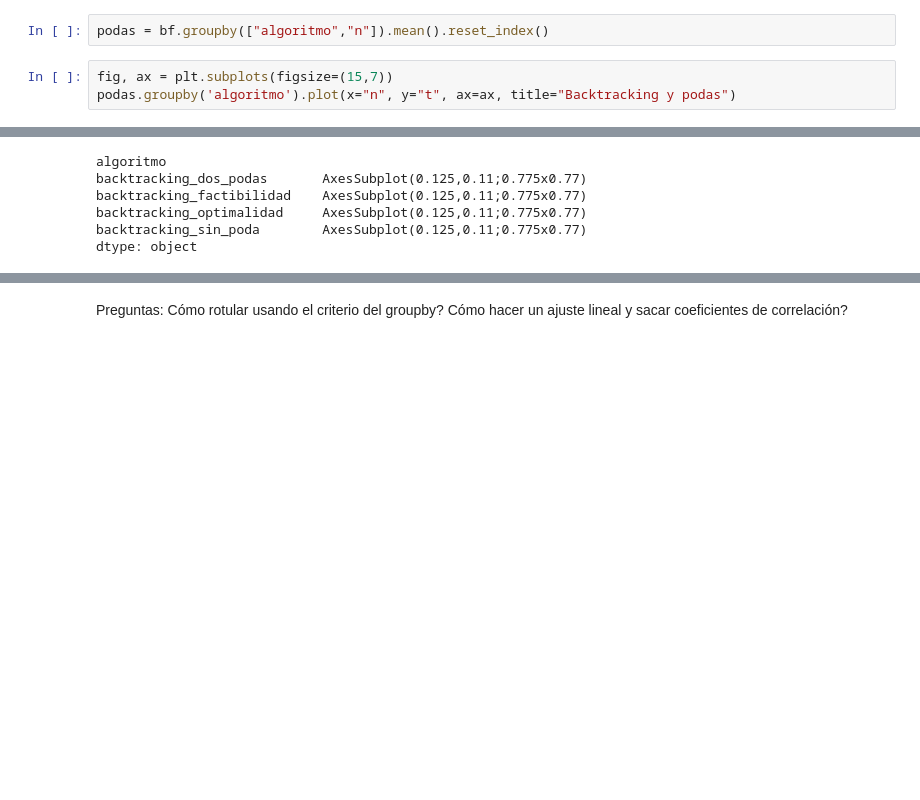
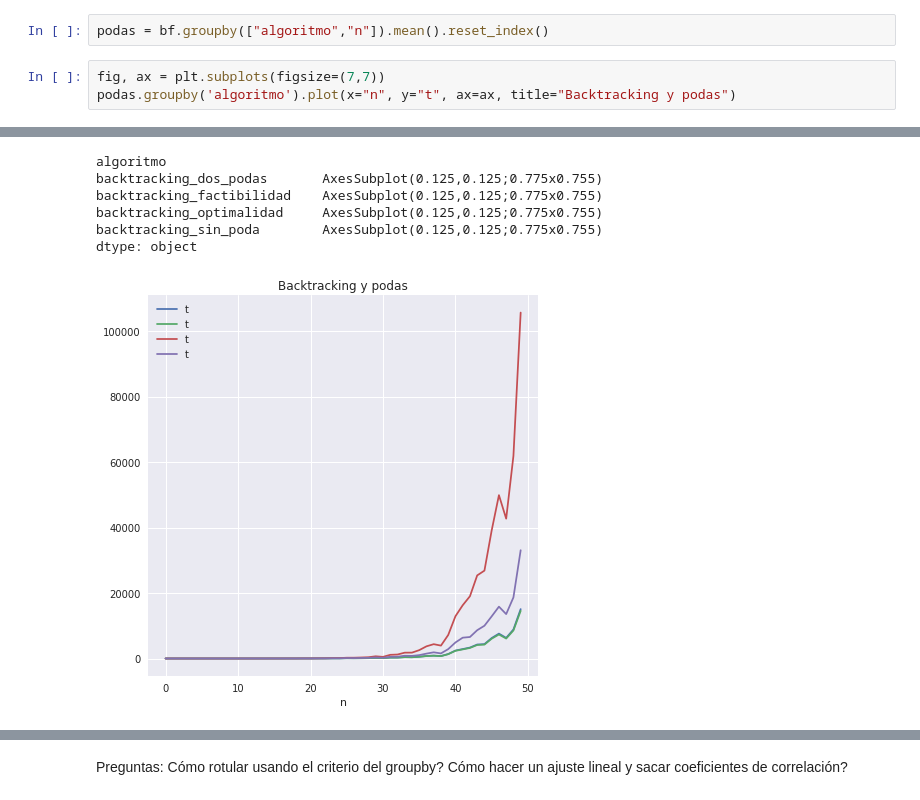
Before and after one commit to dpawlow-deprecated/knapsack-problem, a Jupyter notebook: backtracking-y-podas.ipynb, the cells around one changed output, grey strips where cells are left out. Drawn from its saved outputs; the diff is of its cells as text; blank space fills up the shorter version.

```diff
--- a/backtracking-y-podas.ipynb
+++ b/backtracking-y-podas.ipynb
@@ -17,6 +17,6 @@ Saco el promedio para cada n de cada versión:
 # %%
 podas = bf.groupby(["algoritmo","n"]).mean().reset_index()
 # %%
-fig, ax = plt.subplots(figsize=(15,7))
+fig, ax = plt.subplots(figsize=(7,7))
 podas.groupby('algoritmo').plot(x="n", y="t", ax=ax, title="Backtracking y podas")
 # %% [output]
@@ -25,7 +23,8 @@ podas.groupby('algoritmo').plot(x="n", y="t", ax=ax, title="Backtracking y podas
 algoritmo
-backtracking_dos_podas       AxesSubplot(0.125,0.11;0.775x0.77)
-backtracking_factibilidad    AxesSubplot(0.125,0.11;0.775x0.77)
-backtracking_optimalidad     AxesSubplot(0.125,0.11;0.775x0.77)
-backtracking_sin_poda        AxesSubplot(0.125,0.11;0.775x0.77)
+backtracking_dos_podas       AxesSubplot(0.125,0.125;0.775x0.755)
+backtracking_factibilidad    AxesSubplot(0.125,0.125;0.775x0.755)
+backtracking_optimalidad     AxesSubplot(0.125,0.125;0.775x0.755)
+backtracking_sin_poda        AxesSubplot(0.125,0.125;0.775x0.755)
 dtype: object
+[figure, added]
 # %%
```
Also changed, not shown: parts of 3 cells of this notebook, 9 other files.
